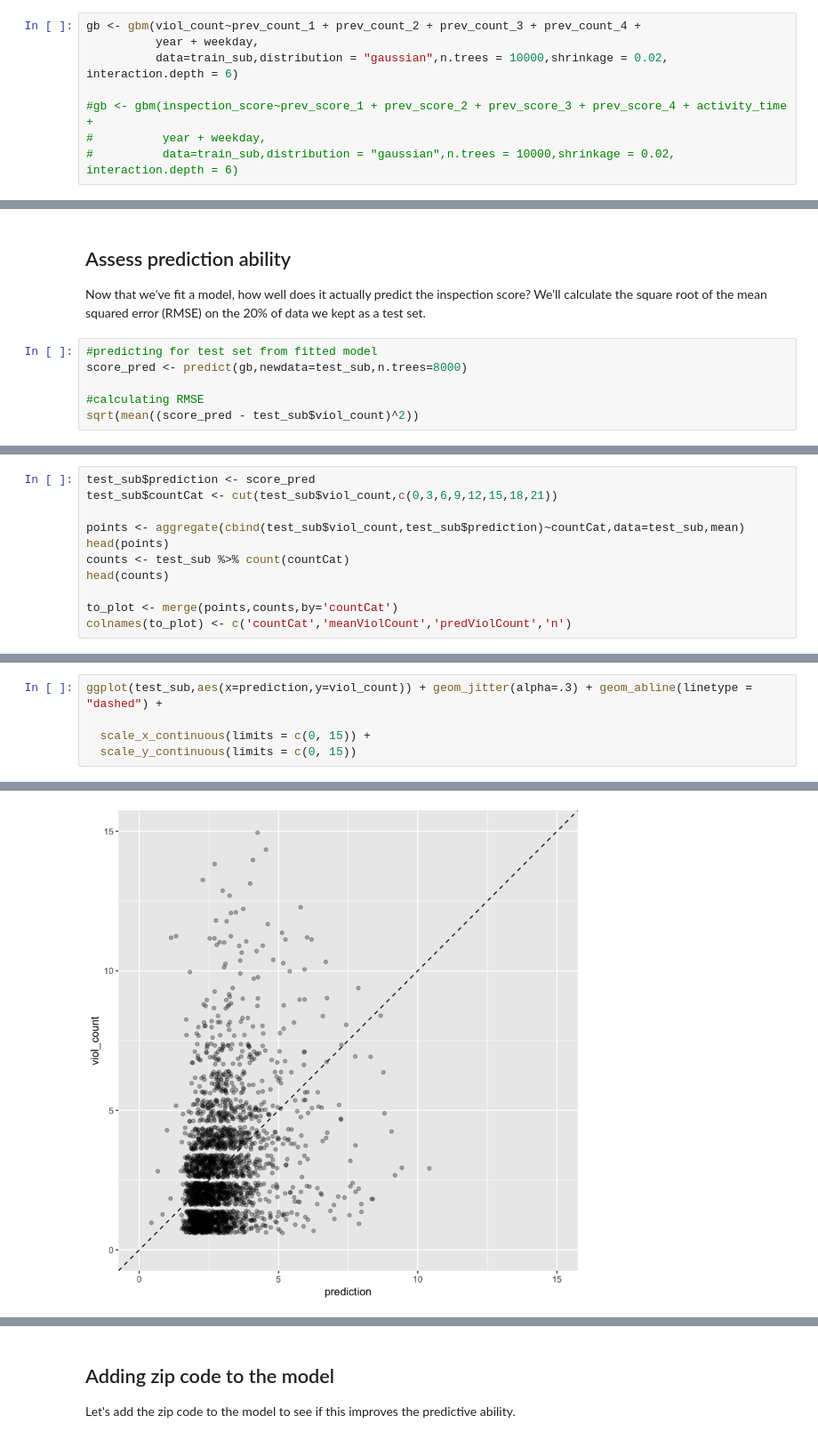
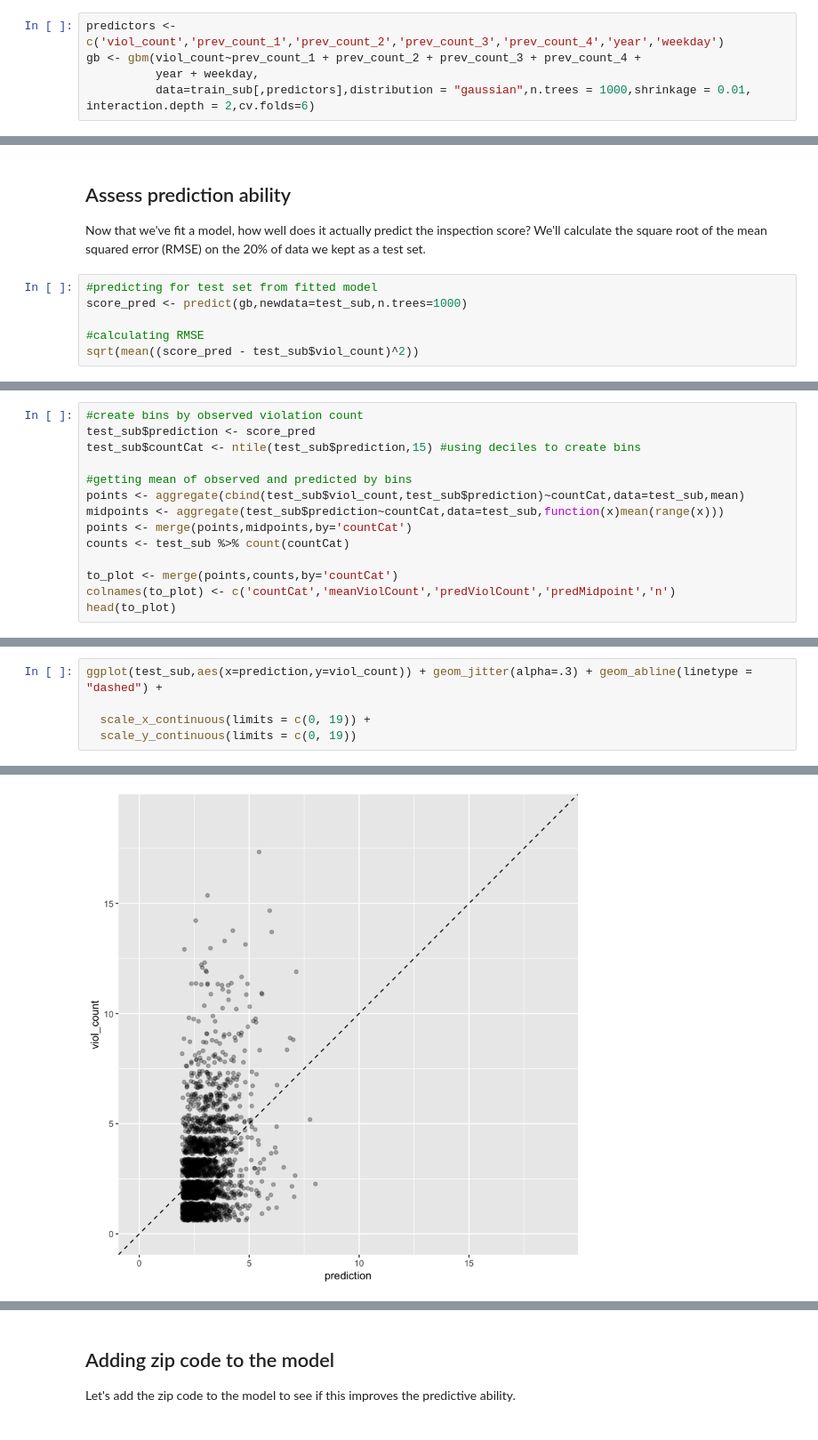
Before and after one commit to stanford-policylab/law-order-algo, a Jupyter notebook: notebooks/Food Inspection Score Bias.ipynb, the cells around one changed output, grey strips where cells are left out. Shown at 89% size. Saved outputs shown, nothing was run; the diff lists cells and outputs as text.

```diff
--- a/notebooks/Food Inspection Score Bias.ipynb
+++ b/notebooks/Food Inspection Score Bias.ipynb
@@ -70,10 +75,7 @@ test_sub <- kcDat[-train,]
 # %% [markdown]
 We'll first build a gradient boosted tree model using previous inspection scores, the time the inspections took, and the year and weekday the inspection occured.
 # %%
+predictors <- c('viol_count','prev_count_1','prev_count_2','prev_count_3','prev_count_4','year','weekday')
 gb <- gbm(viol_count~prev_count_1 + prev_count_2 + prev_count_3 + prev_count_4 +
           year + weekday,
-          data=train_sub,distribution = "gaussian",n.trees = 10000,shrinkage = 0.02, interaction.depth = 6)
-
-#gb <- gbm(inspection_score~prev_score_1 + prev_score_2 + prev_score_3 + prev_score_4 + activity_time +
-#          year + weekday,
-#          data=train_sub,distribution = "gaussian",n.trees = 10000,shrinkage = 0.02, interaction.depth = 6)
+          data=train_sub[,predictors],distribution = "gaussian",n.trees = 1000,shrinkage = 0.01, interaction.depth = 2,cv.folds=6)
@@ -83,7 +92,7 @@ gb <- gbm(viol_count~prev_count_1 + prev_count_2 + prev_count_3 + prev_count_4 +
 Now that we've fit a model, how well does it actually predict the inspection score? We'll calculate the square root of the mean squared error (RMSE) on the 20% of data we kept as a test set.
 # %%
 #predicting for test set from fitted model
-score_pred <- predict(gb,newdata=test_sub,n.trees=8000)
+score_pred <- predict(gb,newdata=test_sub,n.trees=1000)
 
 #calculating RMSE
 sqrt(mean((score_pred - test_sub$viol_count)^2))
@@ -96,13 +105,16 @@ We can also graphically show how well the model is predicting by plotting the pr
 # %%
+#create bins by observed violation count
 test_sub$prediction <- score_pred
-test_sub$countCat <- cut(test_sub$viol_count,c(0,3,6,9,12,15,18,21))
+test_sub$countCat <- ntile(test_sub$prediction,15) #using deciles to create bins
 
+#getting mean of observed and predicted by bins
 points <- aggregate(cbind(test_sub$viol_count,test_sub$prediction)~countCat,data=test_sub,mean)
-head(points)
+midpoints <- aggregate(test_sub$prediction~countCat,data=test_sub,function(x)mean(range(x)))
+points <- merge(points,midpoints,by='countCat')
 counts <- test_sub %>% count(countCat)
-head(counts)
 
 to_plot <- merge(points,counts,by='countCat')
-colnames(to_plot) <- c('countCat','meanViolCount','predViolCount','n')
+colnames(to_plot) <- c('countCat','meanViolCount','predViolCount','predMidpoint','n')
+head(to_plot)
 # %% [output]
 | countCat | V1 | V2 |
@@ -135,6 +164,6 @@ Warning message:
 # %%
 ggplot(test_sub,aes(x=prediction,y=viol_count)) + geom_jitter(alpha=.3) + geom_abline(linetype = "dashed") +
 
-  scale_x_continuous(limits = c(0, 15)) +
-  scale_y_continuous(limits = c(0, 15))
+  scale_x_continuous(limits = c(0, 19)) +
+  scale_y_continuous(limits = c(0, 19))
 # %% [output]
@@ -143 +170 @@ Warning message:
-[figure, old version]
+[figure, new version]
```
Also changed, not shown: parts of 30 cells of this notebook.
